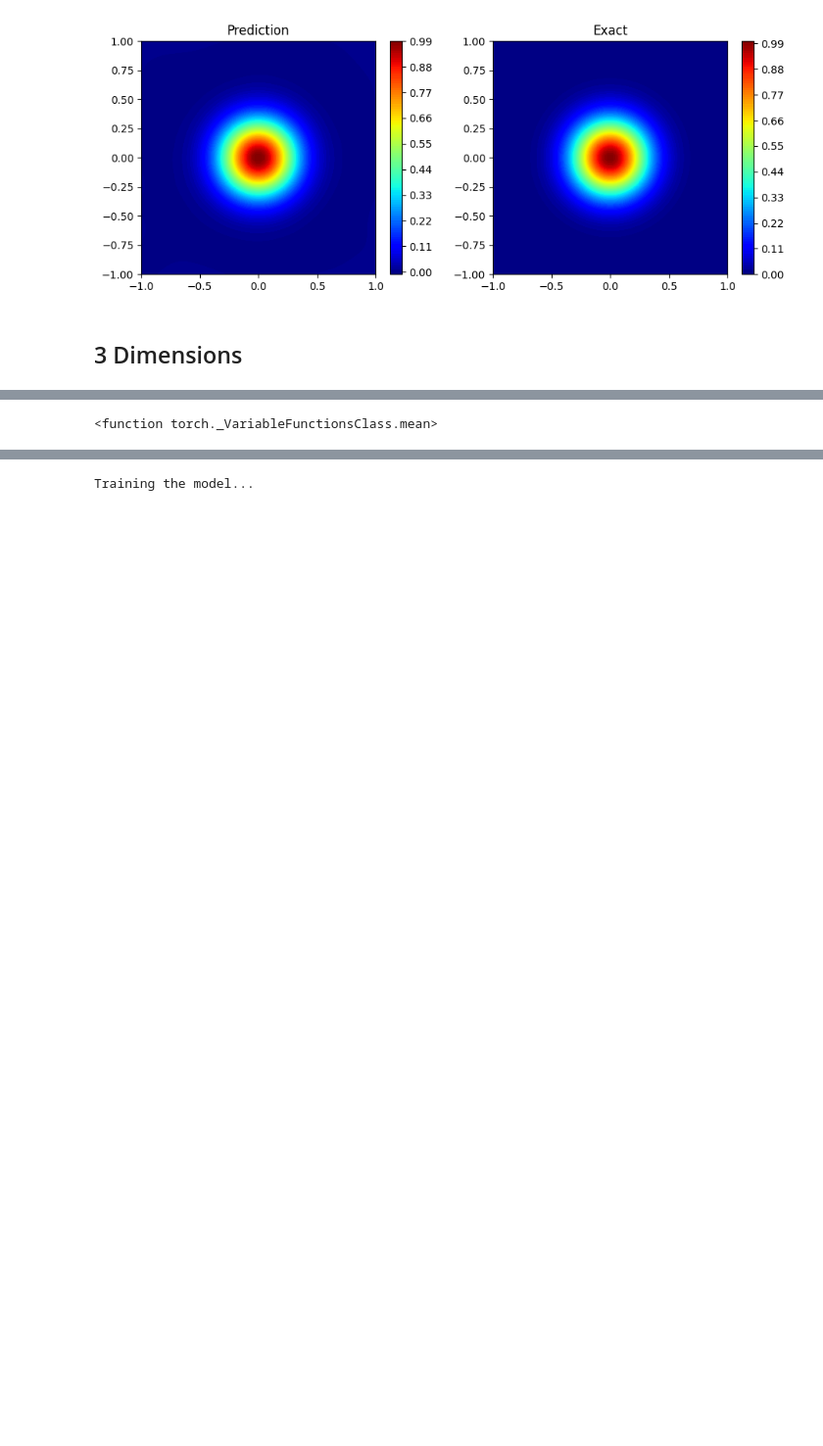
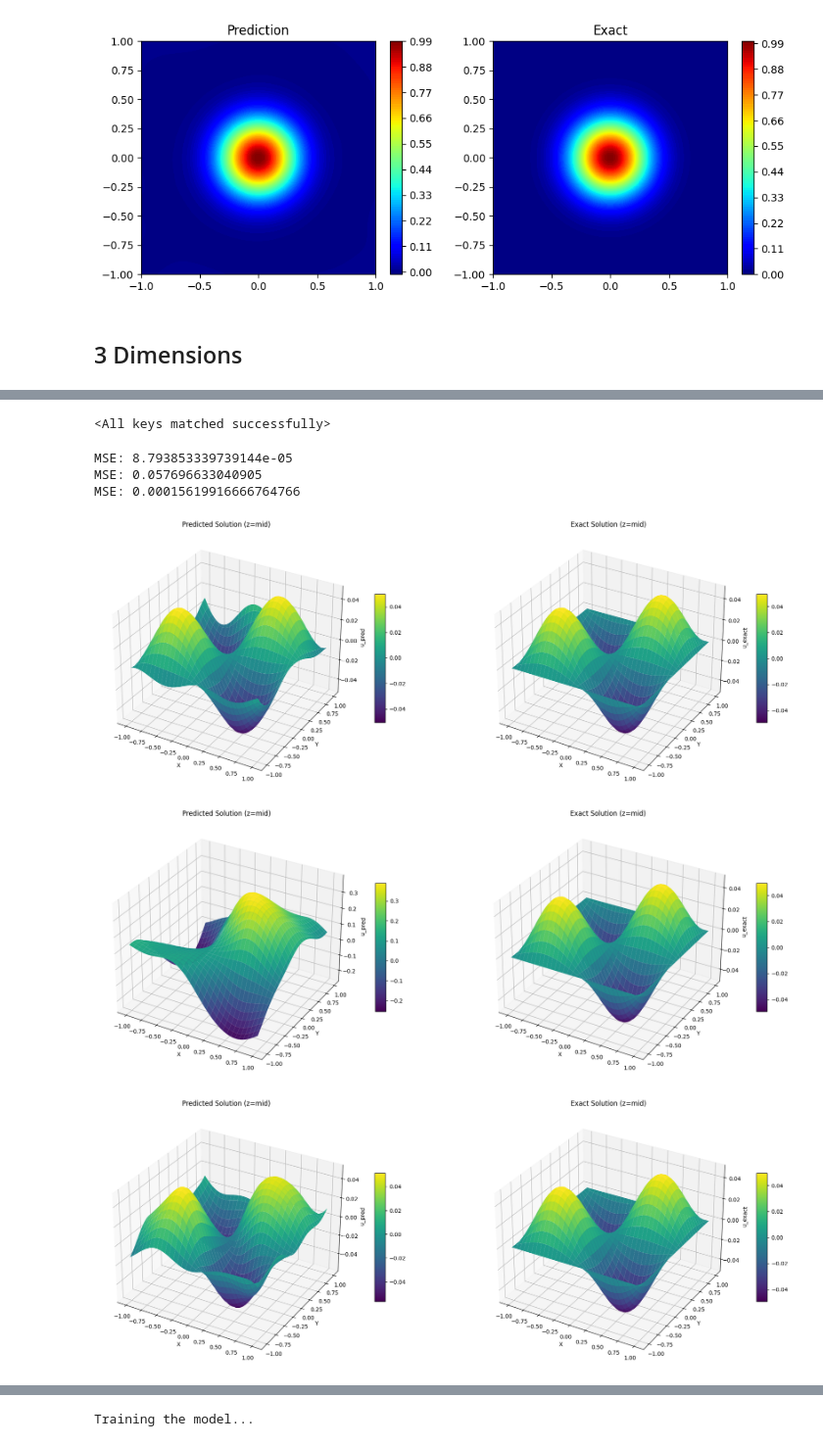
Before and after one commit to Mohammed-khlifi/NeuralPDE-Solver, a Jupyter notebook: main.ipynb, the cells around one changed output, grey strips where cells are left out. Shown at 98% size. Drawn from its saved outputs; the diff is of its cells as text; code cells hidden in the pictures; blank space fills up the shorter version.

```diff
--- a/main.ipynb
+++ b/main.ipynb
@@ -1061,5 +1063,77 @@ bcs = [
 # %%
-u[:, -1, :].shape
-torch.mean
+file_path_3D = r"C:\Users\mohammed\OneDrive\Documents\QFM -S2\Solving PDE's using ANN\Solving-PDE-s-using-neural-network\trained_models\v1.14\model.pt"
+AW_filepath_3D = r"C:\Users\mohammed\OneDrive\Documents\QFM -S2\Solving PDE's using ANN\Solving-PDE-s-using-neural-network\trained_models\v1.15\model.pt"
+AC_filepath_3D = r"C:\Users\mohammed\OneDrive\Documents\QFM -S2\Solving PDE's using ANN\Solving-PDE-s-using-neural-network\trained_models\v1.16\model.pt"
+
+state_dict_3D = torch.load(file_path_3D)
+AWstate_dict_3D = torch.load(AW_filepath_3D)
+ACstate_dict_3D = torch.load(AC_filepath_3D)
+
+model_3D = PINN_Net(3 , 1 , 100 , 2)
+AW_model_3D = PINN_Net(3 , 1 , 100 , 2)
+AC_model_3D = PINN_Net(3 , 1 , 100 , 2)
+
+model_3D.load_state_dict(state_dict_3D)
+AW_model_3D.load_state_dict(AWstate_dict_3D)
+AC_model_3D.load_state_dict(ACstate_dict_3D)
 # %% [output]
-<function torch._VariableFunctionsClass.mean>
+<All keys matched successfully>
+# %%
+device = torch.device("cuda" if torch.cuda.is_available() else "cpu")
+x = torch.linspace(-1, 1, 64).to(device)
+y = torch.linspace(-1, 1, 64).to(device)
+z = torch.linspace(-1, 1, 64).to(device)
+x, y, z = torch.meshgrid(x, y, z)
+inputs = torch.cat([x.unsqueeze(-1), y.unsqueeze(-1), z.unsqueeze(-1)], dim=-1)
+
+u_pred = model_3D(inputs)
+AW_u_pred = AW_model_3D(inputs)
+AC_u_pred = AC_model_3D(inputs)
+u_exact = u_exact_3d(x, y, z)
+
+print(f"MSE: {F.mse_loss(u_pred.squeeze(), u_exact)}")
+print(f"MSE: {F.mse_loss(AW_u_pred.squeeze(), u_exact)}")
+print(f"MSE: {F.mse_loss(AC_u_pred.squeeze(), u_exact)}")
+
+import matplotlib.pyplot as plt
+import numpy as np
+
+def plot_3D(coords, u_pred, u_exact):
+    x_test, y_test, z_test = [c.cpu().detach().numpy().squeeze() for c in coords]
+    slice_idx = u_pred.shape[2] // 2
+    x_slice = x_test[:, :, slice_idx]
+    y_slice = y_test[:, :, slice_idx]
+    u_slice = u_pred[:, :, slice_idx]
+    u_exact_slice = u_exact.cpu().detach().numpy()[:, :, slice_idx] if u_exact is not None else None
+
+    fig = plt.figure(figsize=(20, 7))
+    ax1 = fig.add_subplot(1, 2, 1, projection='3d')
+    surf1 = ax1.plot_surface(x_slice, y_slice, u_slice.detach().numpy().squeeze(), cmap="viridis")
+    ax1.set_title("Predicted Solution (z=mid)")
+    ax1.set_xlabel("X")
+    ax1.set_ylabel("Y")
+    ax1.set_zlabel("u_pred")
+    fig.colorbar(surf1, ax=ax1, shrink=0.5, aspect=12)
+
+    if u_exact_slice is not None:
+        ax2 = fig.add_subplot(1, 2, 2, projection='3d')
+        surf2 = ax2.plot_surface(x_slice, y_slice, u_exact_slice, cmap="viridis")
+        ax2.set_title("Exact Solution (z=mid)")
+        ax2.set_xlabel("X")
+        ax2.set_ylabel("Y")
+        ax2.set_zlabel("u_exact")
+        fig.colorbar(surf2, ax=ax2, shrink=0.5, aspect=12)
+
+    plt.tight_layout()
+    plt.show()
+
+plot_3D([x, y, z], u_pred, u_exact)
+plot_3D([x, y, z], AW_u_pred, u_exact)
+plot_3D([x, y, z], AC_u_pred, u_exact)
+# %% [output]
+MSE: 8.793853339739144e-05
+MSE: 0.057696633040905
+MSE: 0.00015619916666764766
+[figure, added]
+[figure, added]
+[figure, added]
```
Also changed, not shown: parts of 3 cells of this notebook, 2 other files.
